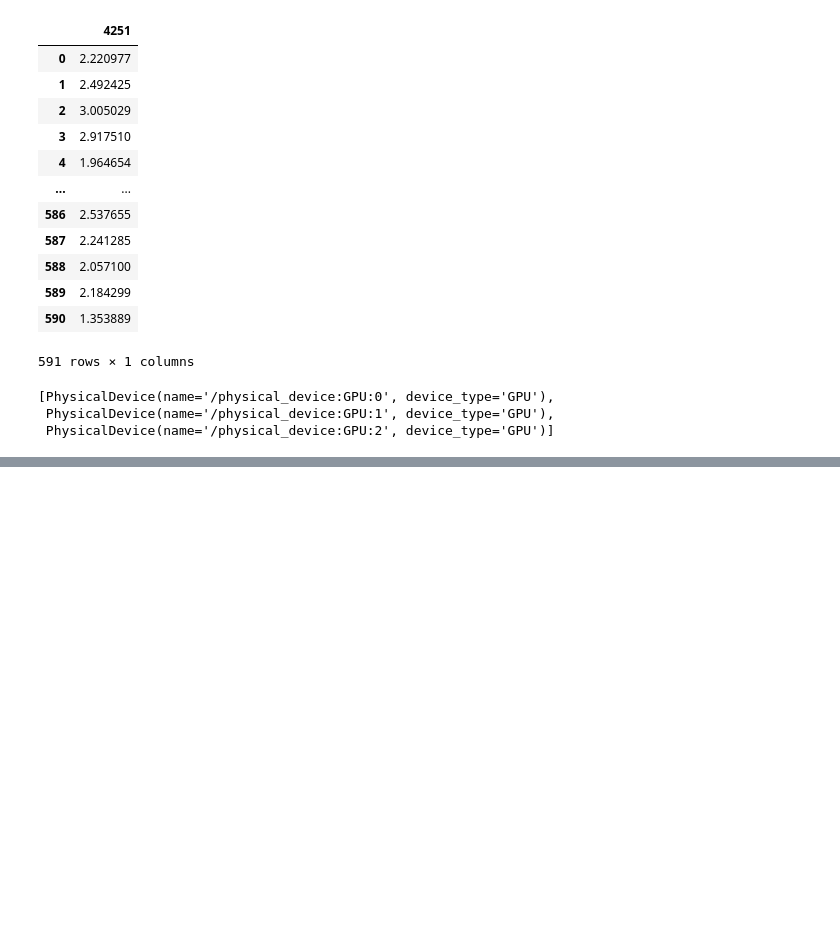
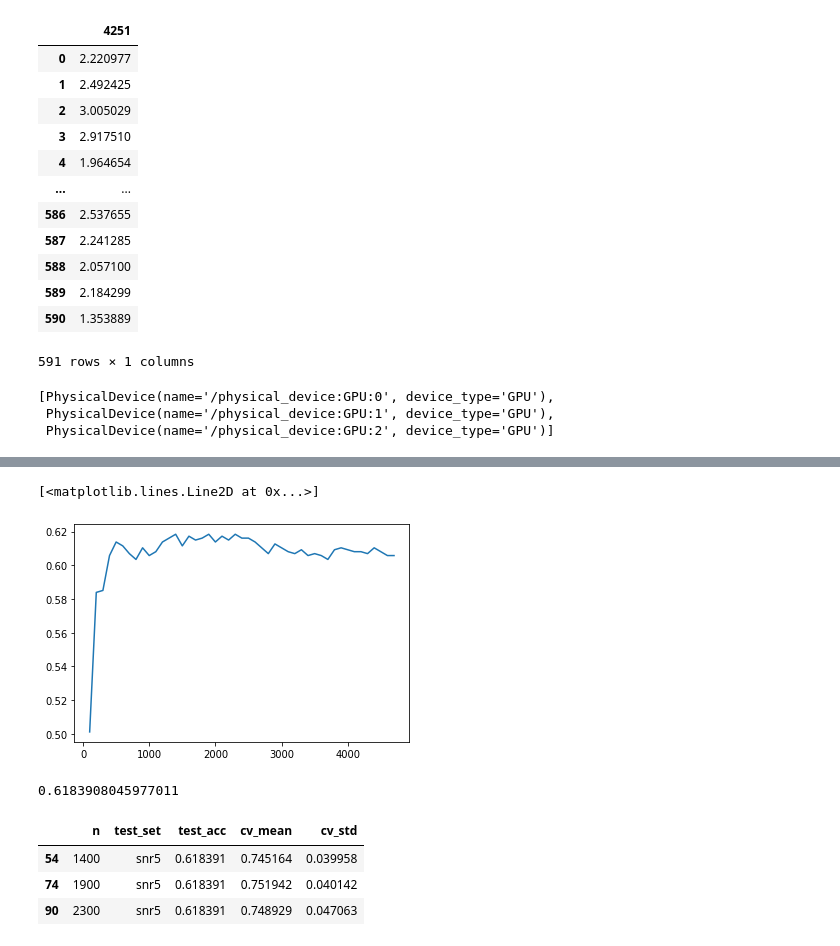
Before and after one commit to VedantKalbag/MusicGenreClassification, a Jupyter notebook: Vedant/src/test.ipynb, the cells around one changed output, grey strips where cells are left out. Drawn from its saved outputs; the diff is of its cells as text; code cells hidden in the pictures; blank space fills up the shorter version.

```diff
--- a/Vedant/src/test.ipynb
+++ b/Vedant/src/test.ipynb
@@ -359,0 +620,38 @@ pd.read_csv('../logs/MIC.csv', sep='\t', names=['threshold','features','cv_acc',
+# %%
+from skfeature.function.similarity_based import fisher_score
+import matplotlib.pyplot as plt
+ranks = fisher_score.fisher_score(X_flattened,y)
+# %%
+n_val=[]
+test_set=[]
+test_acc=[]
+cv_acc_mean=[]
+cv_acc_std=[]
+
+for n in tqdm(range (100,4800,100)):
+    # print(n)
+    features = list(ranks[:n])
+    clf = make_pipeline(StandardScaler(), SVC())#.fit(X_mic, y)
+    scores = cross_val_score(clf, X_df[features], y, cv=10)
+    for d in ['clean','snr1','snr5','snr10']:
+        test_path = sorted(glob.glob(f'../../datasets/jukebox/jukebox_{d}/test/*.npy'))
+        X_test, y_test = load_data(test_path)
+        X_test_df = pd.DataFrame(X_test)
+        model = clf.fit(X_df[features],y)
+        y_pred = model.predict(X_test_df[features].to_numpy())
+        acc = accuracy_score(y_test, y_pred)
+
+        n_val.append(n)
+        test_set.append(d)
+        test_acc.append(acc)
+        cv_acc_mean.append(np.mean(scores))
+        cv_acc_std.append(np.std(scores))
+
+results = pd.DataFrame()
+results['n'] = n_val
+results['test_set'] = test_set
+results['test_acc'] = test_acc
+results['cv_mean'] = cv_acc_mean
+results['cv_std'] = cv_acc_std
+
+results
@@ -359,0 +674,16 @@ pd.read_csv('../logs/MIC.csv', sep='\t', names=['threshold','features','cv_acc',
+# %%
+plt.plot(results[results['test_set'] == 'snr5']['n'],results[results['test_set'] == 'snr5']['test_acc'])
+# %% [output]
+[<matplotlib.lines.Line2D at 0x...>]
+[figure, added]
+# %%
+results[results['test_set'] == 'snr5']['test_acc'].max()
+# %% [output]
+0.6183908045977011
+# %%
+results[results['test_acc'] >= 0.618]
+# %% [output]
+|  | n | test_set | test_acc | cv_mean | cv_std |
+| 54 | 1400 | snr5 | 0.618391 | 0.745164 | 0.039958 |
+| 74 | 1900 | snr5 | 0.618391 | 0.751942 | 0.040142 |
+| 90 | 2300 | snr5 | 0.618391 | 0.748929 | 0.047063 |
```
Also changed, not shown: parts of 23 cells of this notebook, 5 other files.
